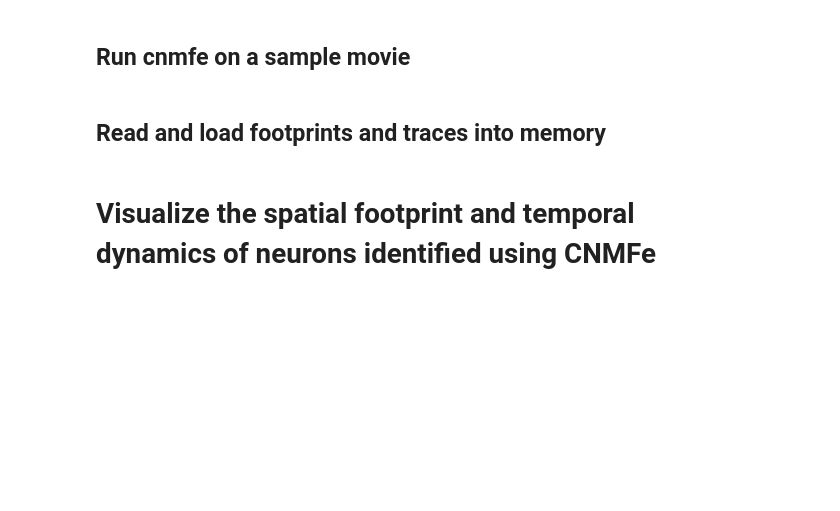
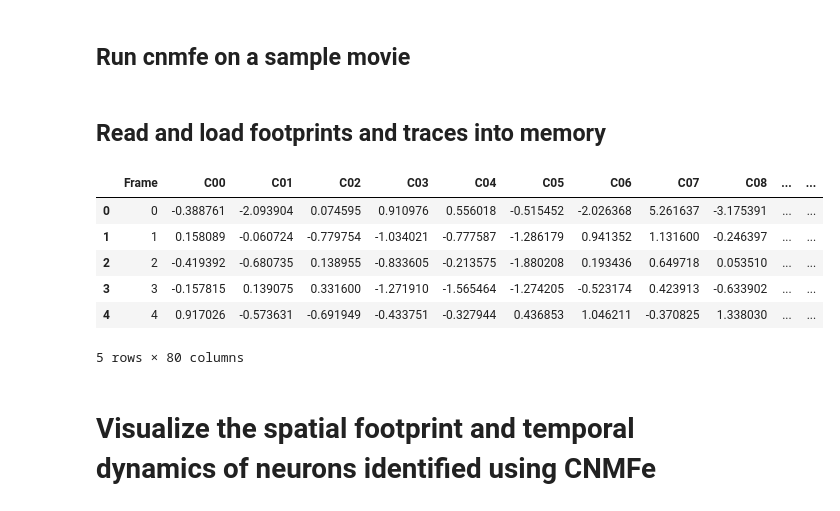
Before and after one commit to inscopix/inscopix-cnmfe, a Jupyter notebook: Inscopix_CNMFe_Demo.ipynb, the cells around one changed output. Saved outputs shown, nothing was run; the diff lists cells and outputs as text; code cells hidden in the pictures; blank space fills up the shorter version.

```diff
--- a/Inscopix_CNMFe_Demo.ipynb
+++ b/Inscopix_CNMFe_Demo.ipynb
@@ -39,6 +39,16 @@ inscopix_cnmfe.run_cnmfe(
 # %%
 footprints = io.imread('output/movie_footprints.tiff')
 traces = pd.read_csv('output/movie_traces.csv')
+# %%
+traces.head()
+# %% [output]
+|  | Frame | C00 | C01 | C02 | C03 | C04 | C05 | C06 | C07 | C08 | ... | ... |
+| 0 | 0 | -0.388761 | -2.093904 | 0.074595 | 0.910976 | 0.556018 | -0.515452 | -2.026368 | 5.261637 | -3.175391 | ... | ... |
+| 1 | 1 | 0.158089 | -0.060724 | -0.779754 | -1.034021 | -0.777587 | -1.286179 | 0.941352 | 1.131600 | -0.246397 | ... | ... |
+| 2 | 2 | -0.419392 | -0.680735 | 0.138955 | -0.833605 | -0.213575 | -1.880208 | 0.193436 | 0.649718 | 0.053510 | ... | ... |
+| 3 | 3 | -0.157815 | 0.139075 | 0.331600 | -1.271910 | -1.565464 | -1.274205 | -0.523174 | 0.423913 | -0.633902 | ... | ... |
+| 4 | 4 | 0.917026 | -0.573631 | -0.691949 | -0.433751 | -0.327944 | 0.436853 | 1.046211 | -0.370825 | 1.338030 | ... | ... |
+5 rows × 80 columns
 # %% [markdown]
 # Visualize the spatial footprint and temporal dynamics of neurons identified using CNMFe
 # %%
```
Also changed, not shown: parts of 8 cells of this notebook.
